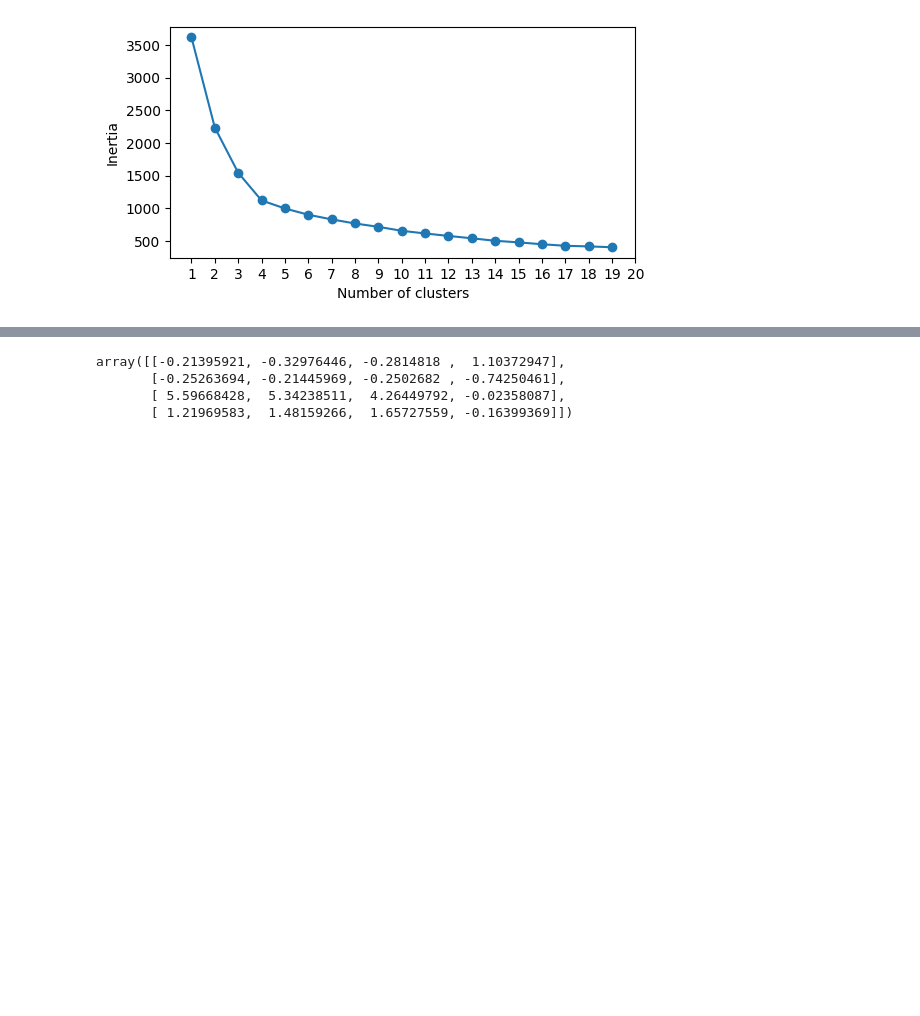
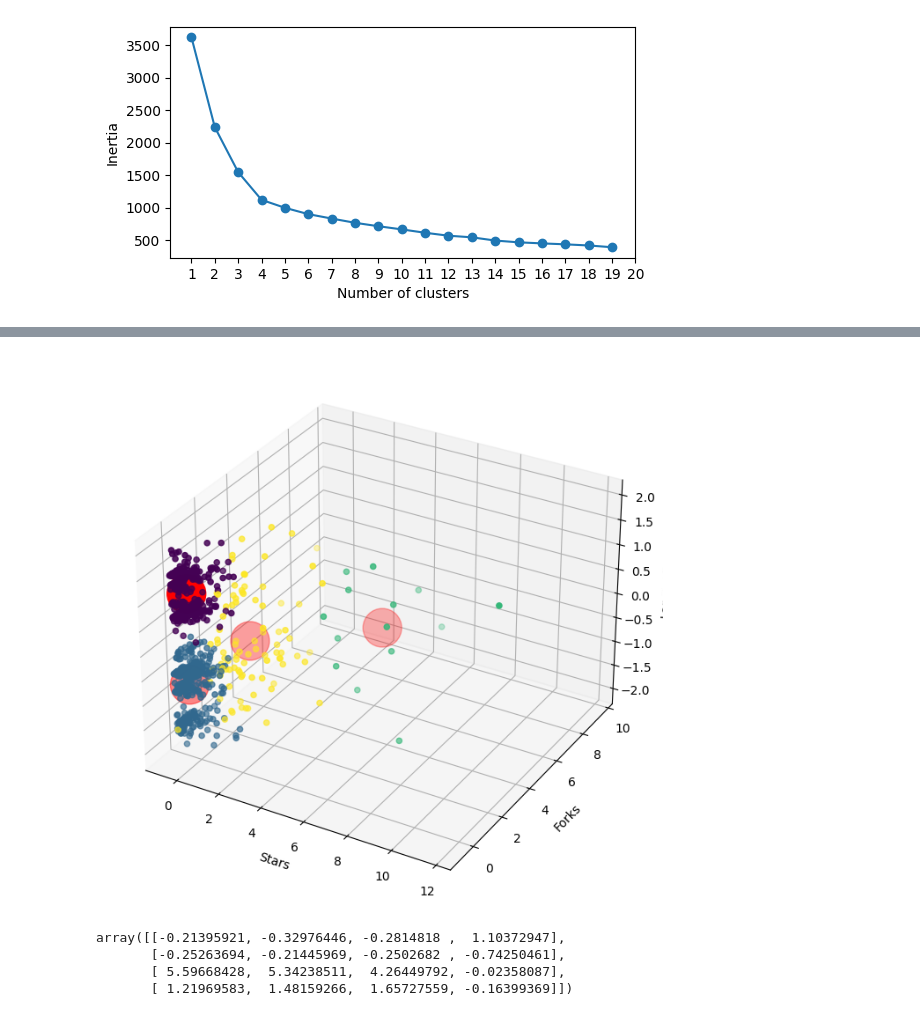
Before and after one commit to UjalaJha/nova, a Jupyter notebook: github_anaylsis_adv_v1.ipynb, the cells around one changed output, grey strips where cells are left out. Saved outputs shown, nothing was run; the diff lists cells and outputs as text; code cells hidden in the pictures; blank space fills up the shorter version.

```diff
--- a/github_anaylsis_adv_v1.ipynb
+++ b/github_anaylsis_adv_v1.ipynb
@@ -197,3 +234,20 @@ plt.show()
+# %%
+# 3D Plot
+
+import matplotlib.pyplot as plt
+
+fig = plt.figure(figsize=(10, 8))
+ax = fig.add_subplot(111, projection='3d')
+ax.scatter(frame.iloc[:, 0], frame.iloc[:, 2], frame.iloc[:, 3], c=pred)
+
+# assuming kmeans is the clustering model and cluster_centers_ is the centroids
+ax.scatter(kmeans.cluster_centers_[:, 0], kmeans.cluster_centers_[:, 2], kmeans.cluster_centers_[:, 3], s=1000, c='red')
+ax.set_xlabel('Stars')
+ax.set_ylabel('Forks')
+ax.set_zlabel('Language')
+plt.show()
+# %% [output]
+[figure, added]
 # %%
 kmeans.cluster_centers_
 # %% [output]
```
Also changed, not shown: parts of 9 cells of this notebook.
